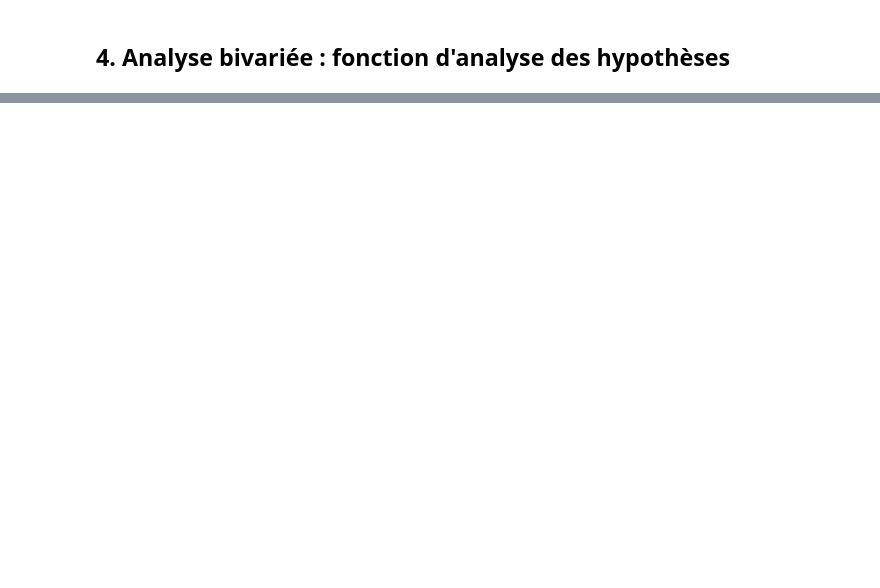
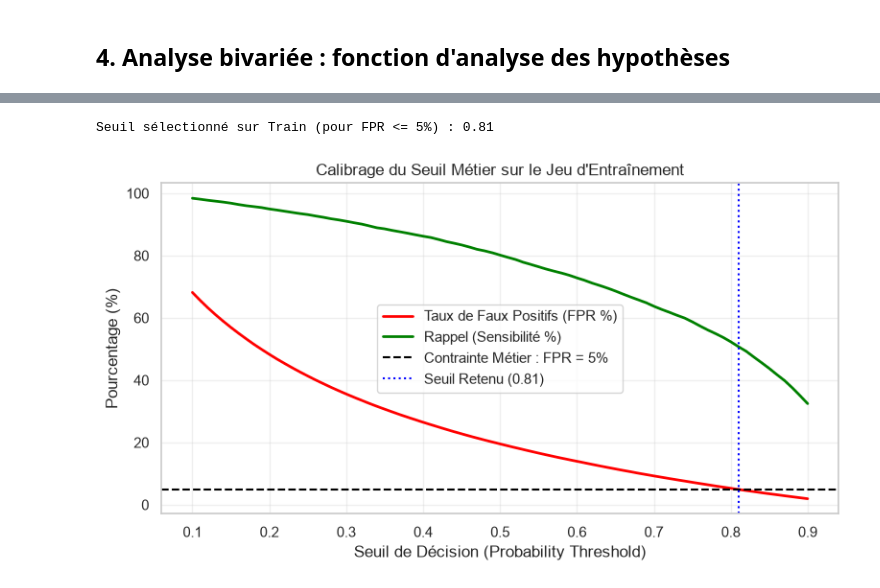
Before and after one commit to sandrineyu/projet_fil_rouge, a Jupyter notebook: src/EDA.ipynb, the cells around one changed output, grey strips where cells are left out. Cells and saved outputs as stored; diff of their text form; code cells hidden in the pictures; blank space fills up the shorter version.

```diff
--- a/src/EDA.ipynb
+++ b/src/EDA.ipynb
@@ -168,0 +309,18 @@ La distribution du score de risque diffère significativement entre les deux gro
+# %%
+# 1. Pipeline Modèle Naïf (Baseline)
+pipe_dummy = Pipeline(steps=[
+    ('preprocessor', preprocessor),
+    ('clf', DummyClassifier(strategy='prior', random_state=42))
+])
+
+# 2. Pipeline Régression Logistique (Modèle Principal)
+pipe_logreg = Pipeline(steps=[
+    ('preprocessor', preprocessor),
+    ('clf', LogisticRegression(class_weight='balanced', max_iter=1000, random_state=42))
+])
+
+# 3. Entraînement uniquement sur le jeu de TRAIN (mois 0 à 5)
+pipe_dummy.fit(X_train, y_train)
+pipe_logreg.fit(X_train, y_train)
+
+print("Modèles entraînés avec succès sur le jeu d'entraînement.")
@@ -168,0 +379,45 @@ La distribution du score de risque diffère significativement entre les deux gro
+# %%
+# Calcul des probabilités uniquement sur TRAIN (anti-leakage)
+y_probas_train = pipe_logreg.predict_proba(X_train)[:, 1]
+
+# Balayage des seuils
+thresholds = np.linspace(0.1, 0.9, 81)
+fpr_list = []
+recall_list = []
+
+neg_mask_train = (y_train == 0)
+pos_mask_train = (y_train == 1)
+
+for th in thresholds:
+    fpr_tmp = ((y_probas_train >= th) & neg_mask_train).sum() / neg_mask_train.sum()
+    rec_tmp = ((y_probas_train >= th) & pos_mask_train).sum() / pos_mask_train.sum()
+    fpr_list.append(fpr_tmp)
+    recall_list.append(rec_tmp)
+
+# Recherche automatique du seuil FPR <= 5%
+threshold_5fpr = 0.5
+for th, fpr in zip(thresholds, fpr_list):
+    if fpr <= 0.05:
+        threshold_5fpr = th
+        break
+
+print(f"Seuil sélectionné sur Train (pour FPR <= 5%) : {threshold_5fpr:.2f}")
+
+# --- Graphique de Calibrage ---
+plt.figure(figsize=(8, 4.5))
+plt.plot(thresholds, [f * 100 for f in fpr_list], label='Taux de Faux Positifs (FPR %)', color='red', lw=2)
+plt.plot(thresholds, [r * 100 for r in recall_list], label='Rappel (Sensibilité %)', color='green', lw=2)
+
+plt.axhline(y=5, color='black', linestyle='--', label='Contrainte Métier : FPR = 5%')
+plt.axvline(x=threshold_5fpr, color='blue', linestyle=':', label=f'Seuil Retenu ({threshold_5fpr:.2f})')
+
+plt.xlabel('Seuil de Décision (Probability Threshold)')
+plt.ylabel('Pourcentage (%)')
+plt.title('Calibrage du Seuil Métier sur le Jeu d\'Entraînement')
+plt.legend()
+plt.grid(True, alpha=0.3)
+plt.tight_layout()
+plt.show()
+# %% [output]
+Seuil sélectionné sur Train (pour FPR <= 5%) : 0.81
+[figure, added]
```
Also changed, not shown: parts of 37 cells of this notebook.
